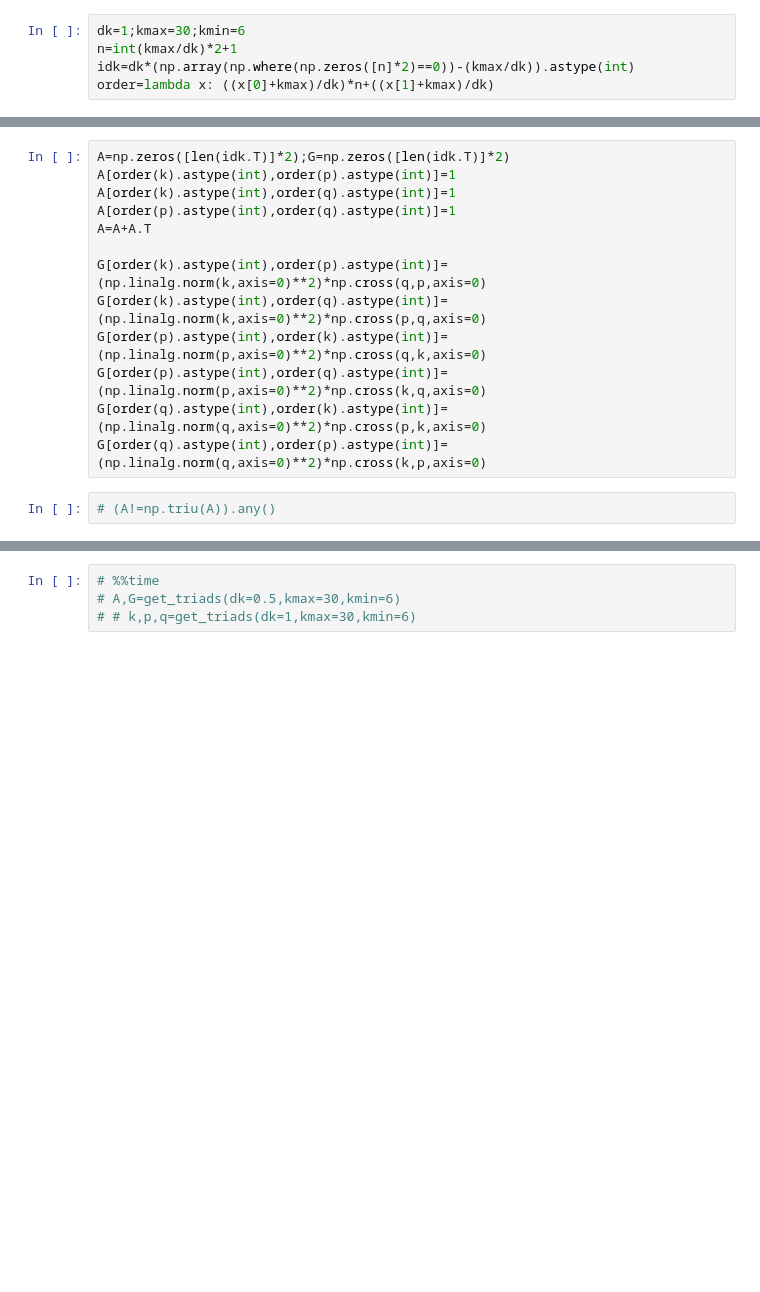
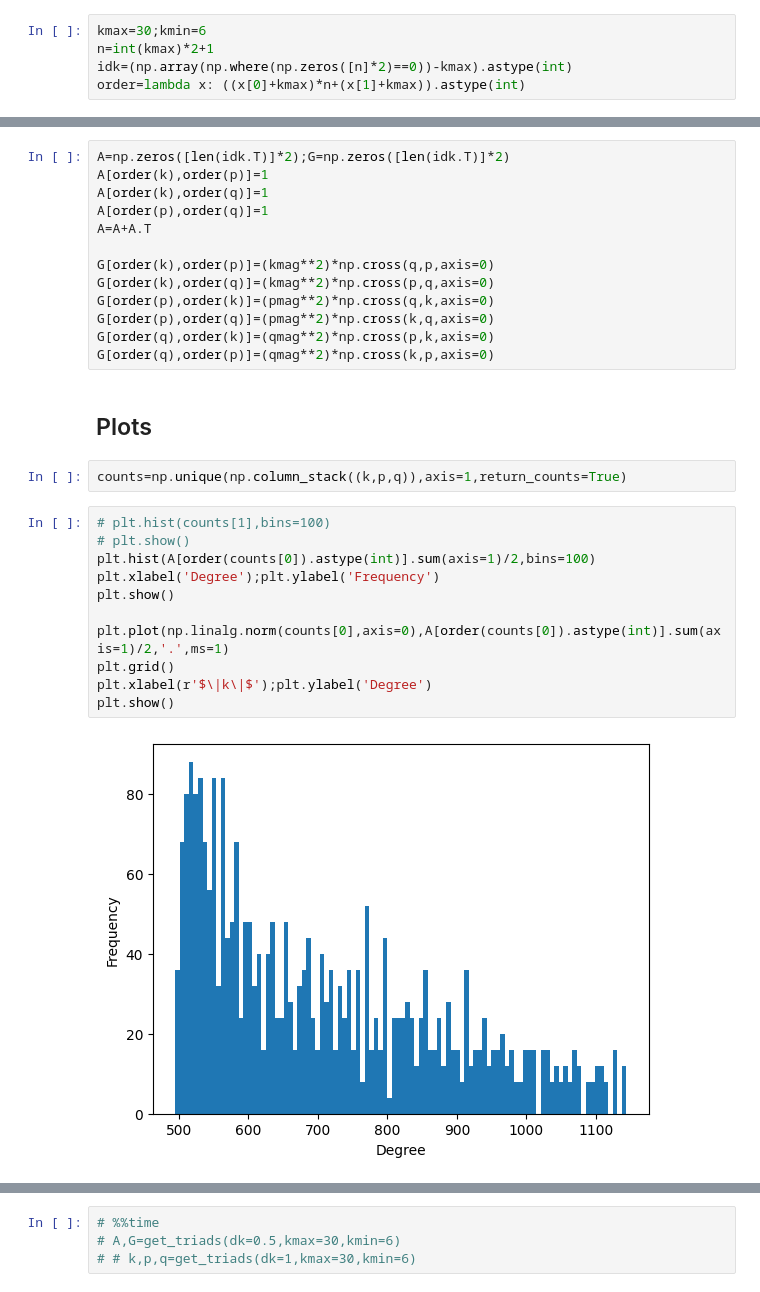
Before and after one commit to rbvogtiii/RSCAM_Networks-in-Turbulence, a Jupyter notebook: get_triads.ipynb, the cells around one changed output, grey strips where cells are left out. Drawn from its saved outputs; the diff is of its cells as text; blank space fills up the shorter version.

Commit message:
get_triads new figures

```diff
--- a/get_triads.ipynb
+++ b/get_triads.ipynb
@@ -7,8 +7,8 @@ Raise $\Delta k$ if this takes too long to run.
 # %%
-dk=1;kmax=30;kmin=6
-n=int(kmax/dk)*2+1
-idk=dk*(np.array(np.where(np.zeros([n]*2)==0))-(kmax/dk)).astype(int)
-order=lambda x: ((x[0]+kmax)/dk)*n+((x[1]+kmax)/dk)
+kmax=30;kmin=6
+n=int(kmax)*2+1
+idk=(np.array(np.where(np.zeros([n]*2)==0))-kmax).astype(int)
+order=lambda x: ((x[0]+kmax)*n+(x[1]+kmax)).astype(int)
 # %%
 %%time
 
@@ -31,15 +34,30 @@ Wall time: 511 ms
-# %%
-A=np.zeros([len(idk.T)]*2);G=np.zeros([len(idk.T)]*2)
-A[order(k).astype(int),order(p).astype(int)]=1
-A[order(k).astype(int),order(q).astype(int)]=1
-A[order(p).astype(int),order(q).astype(int)]=1
-A=A+A.T
-
-G[order(k).astype(int),order(p).astype(int)]=(np.linalg.norm(k,axis=0)**2)*np.cross(q,p,axis=0)
-G[order(k).astype(int),order(q).astype(int)]=(np.linalg.norm(k,axis=0)**2)*np.cross(p,q,axis=0)
-G[order(p).astype(int),order(k).astype(int)]=(np.linalg.norm(p,axis=0)**2)*np.cross(q,k,axis=0)
-G[order(p).astype(int),order(q).astype(int)]=(np.linalg.norm(p,axis=0)**2)*np.cross(k,q,axis=0)
-G[order(q).astype(int),order(k).astype(int)]=(np.linalg.norm(q,axis=0)**2)*np.cross(p,k,axis=0)
-G[order(q).astype(int),order(p).astype(int)]=(np.linalg.norm(q,axis=0)**2)*np.cross(k,p,axis=0)
-# %%
-# (A!=np.triu(A)).any()
+# %%
+A=np.zeros([len(idk.T)]*2);G=np.zeros([len(idk.T)]*2)
+A[order(k),order(p)]=1
+A[order(k),order(q)]=1
+A[order(p),order(q)]=1
+A=A+A.T
+
+G[order(k),order(p)]=(kmag**2)*np.cross(q,p,axis=0)
+G[order(k),order(q)]=(kmag**2)*np.cross(p,q,axis=0)
+G[order(p),order(k)]=(pmag**2)*np.cross(q,k,axis=0)
+G[order(p),order(q)]=(pmag**2)*np.cross(k,q,axis=0)
+G[order(q),order(k)]=(qmag**2)*np.cross(p,k,axis=0)
+G[order(q),order(p)]=(qmag**2)*np.cross(k,p,axis=0)
+# %% [markdown]
+## Plots
+# %%
+counts=np.unique(np.column_stack((k,p,q)),axis=1,return_counts=True)
+# %%
+# plt.hist(counts[1],bins=100)
+# plt.show()
+plt.hist(A[order(counts[0]).astype(int)].sum(axis=1)/2,bins=100)
+plt.xlabel('Degree');plt.ylabel('Frequency')
+plt.show()
+
+plt.plot(np.linalg.norm(counts[0],axis=0),A[order(counts[0]).astype(int)].sum(axis=1)/2,'.',ms=1)
+plt.grid()
+plt.xlabel(r'$\|k\|$');plt.ylabel('Degree')
+plt.show()
+# %% [output]
+[figure, added]
```
Also changed, not shown: parts of 9 cells of this notebook.
